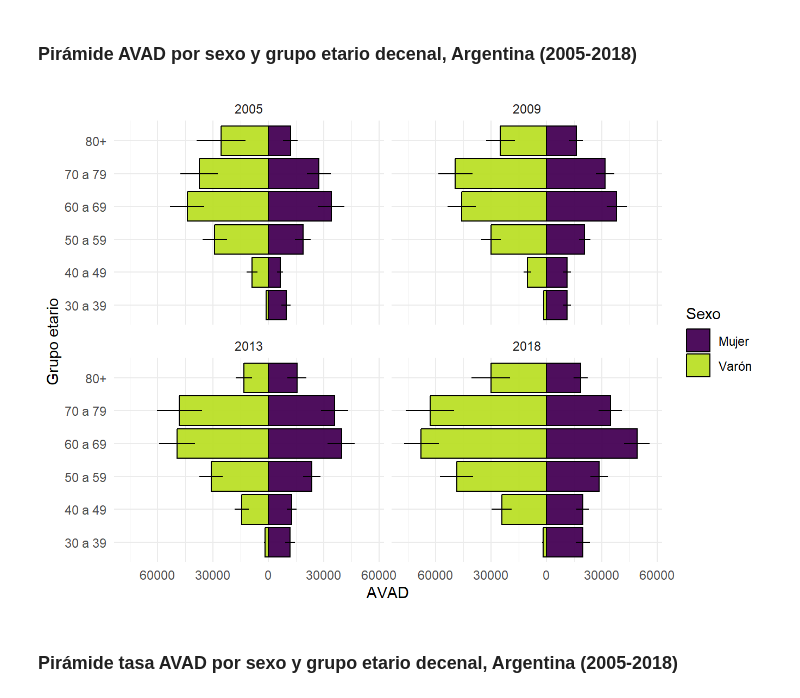
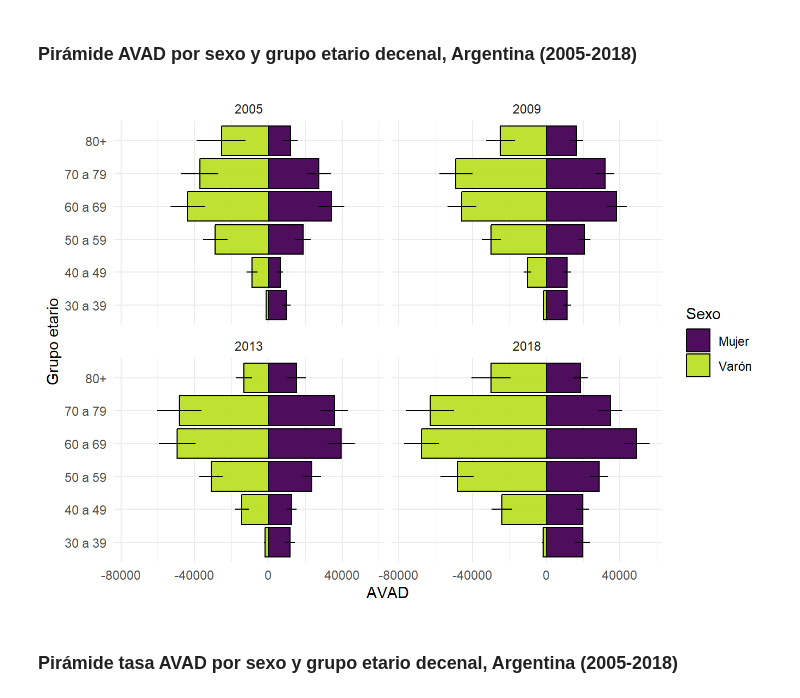
Before and after one commit to datos-ine/Procesamiento-R, a Jupyter notebook: exploracion_datos/_manuscript/index.embed.ipynb, the cells around one changed output. Drawn from its saved outputs; the diff is of its cells as text; code cells hidden in the pictures.

```diff
--- a/exploracion_datos/_manuscript/index.embed.ipynb
+++ b/exploracion_datos/_manuscript/index.embed.ipynb
@@ -138,29 +230,29 @@ tab |>
 # %%
 ## Datos para el gráfico
 tab <- AVAD_arg |>
   # Seleccionar columnas
   select(anio_enfr:grupo_edad_10, contains("AVAD")) |>
 
   # Invertir valores para sexo masculino
   mutate(across(
     .cols = where(is.numeric),
     .fns = ~ if_else(sexo == "Mujer", .x, -.x)
   ))
 
 
 ## Pirámide poblacional con barras de error
 tab |>
   ggplot(aes(x = grupo_edad_10, y = AVAD, fill = sexo)) +
   geom_col(color = "black") +
   geom_linerange(aes(ymin = AVAD_low, ymax = AVAD_upp)) +
+
   scale_fill_viridis_d(end = 0.9, alpha = 0.95) +
-  scale_y_continuous(labels = abs, n.breaks = 6) +
+  labs(x = "Grupo etario", fill = "Sexo") +
   coord_flip() +
-  labs(x = "Grupo etario", fill = "Sexo") +
   facet_wrap(~anio_enfr) +
   theme_minimal()
 # %% [output]
-[figure, old version]
+[figure, new version]
 # %% [markdown]
 ### Pirámide tasa AVAD por sexo y grupo etario decenal, Argentina (2005-2018)
 # %%
```
Also changed, not shown: parts of 28 cells of this notebook, 24 other files.
